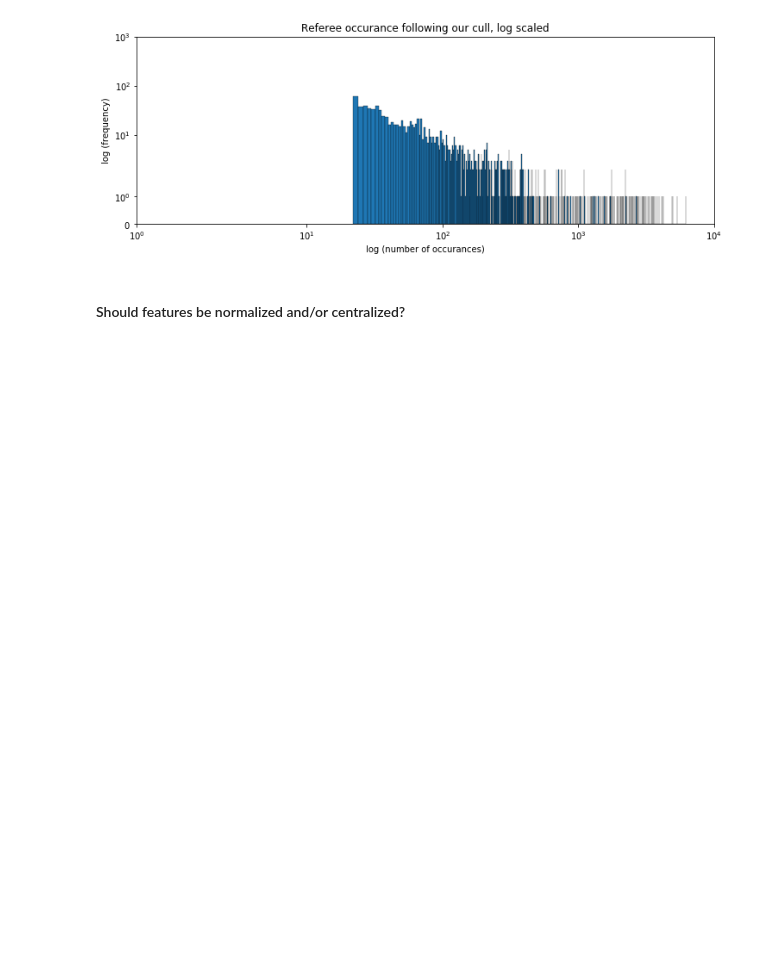
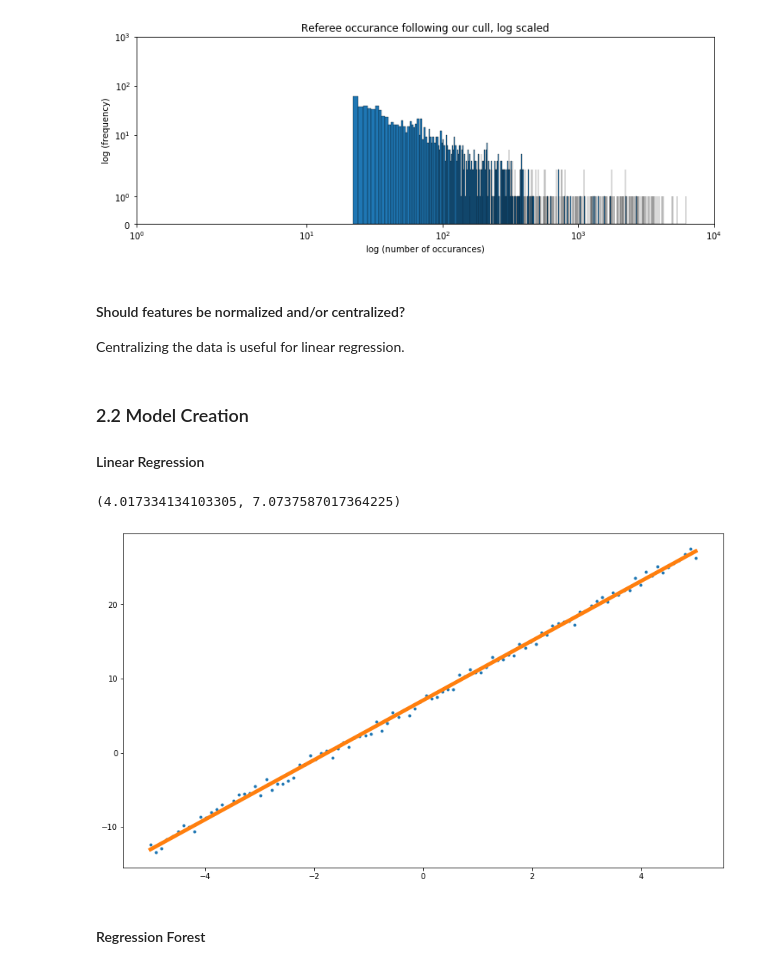
Before and after one commit to LarsKue/FML, a Jupyter notebook: ex04a/red-cards.ipynb, the cells around one changed output. Drawn from its saved outputs; the diff is of its cells as text; code cells hidden in the pictures; blank space fills up the shorter version.

Commit message:
Implemented Linear Regressor

```diff
--- a/ex04a/red-cards.ipynb
+++ b/ex04a/red-cards.ipynb
@@ -280,3 +319,36 @@ Dyads kept: 415692 out of 426572 (97.45%)
 [figure]
 # %% [markdown]
 #### Should features be normalized and/or centralized?
+
+Centralizing the data is useful for linear regression.
+# %% [markdown]
+### 2.2 Model Creation
+
+#### Linear Regression
+# %%
+class LinearRegressor:
+    def __init__(self, x, y):
+        self.x = x
+        self.y = y
+
+        self.beta = None
+        self.b = None
+
+    def fit(self):
+        mx, my = self.centralize()
+        self.beta = np.dot(self.x, self.y) / np.sum(np.square(self.x))
+        self.b = my - self.beta * mx
+
+        return self.beta, self.b
+
+    def centralize(self):
+        mx = np.mean(self.x)
+        my = np.mean(self.y)
+        self.x = self.x - mx
+        self.y = self.y - my
+        return mx, my
+# %% [output]
+(4.017334134103305, 7.0737587017364225)
+[figure, added]
+# %% [markdown]
+#### Regression Forest
```
Also changed, not shown: parts of 9 cells of this notebook.
